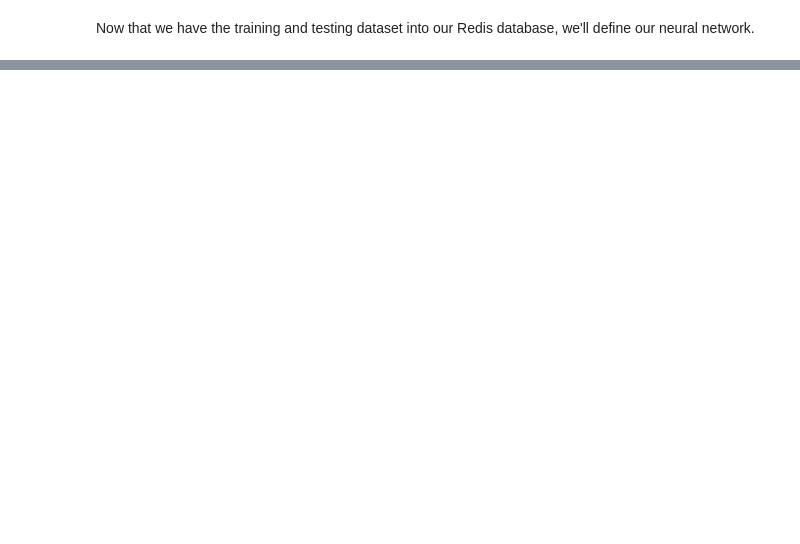
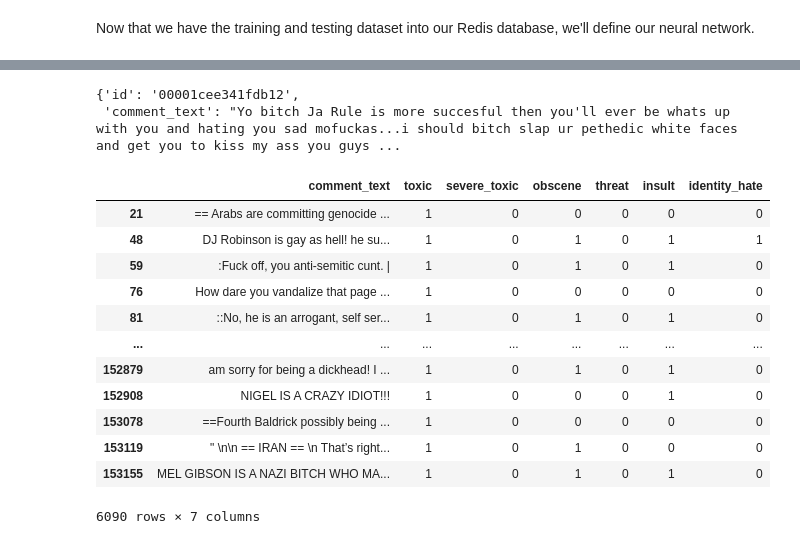
Before and after one commit to jell0wed/data514-redis-ml, a Jupyter notebook: nn.ipynb, the cells around one changed output, grey strips where cells are left out. Cells and saved outputs as stored; diff of their text form; code cells hidden in the pictures; blank space fills up the shorter version.

```diff
--- a/nn.ipynb
+++ b/nn.ipynb
@@ -76,0 +118,36 @@ glove2word2vec(glove_path, word2vec_path)
+# %%
+obj = r.json().get("test:0")
+obj
+"""tokens = tokenizer("test")[:30]
+if len(tokens) < 30:
+    tokens = tokens + ([""] * (30 - len(tokens)))
+global_vectors.get_vecs_by_tokens(tokens).reshape(1, -1)"""
+# %% [output]
+{'id': '00001cee341fdb12',
+ 'comment_text': "Yo bitch Ja Rule is more succesful then you'll ever be whats up with you and hating you sad mofuckas...i should bitch slap ur pethedic white faces and get you to kiss my ass you guys ...
+# %%
+test_df = pd.read_csv("data/test.csv")
+test_labels_df = pd.read_csv("data/test_labels.csv")
+test_df = pd.merge(test_df, test_labels_df, on='id', how='inner')
+test_df = test_df[['comment_text', 'toxic', 'severe_toxic', 'obscene', 'threat', 'insult', 'identity_hate']]
+
+test_df['toxic'] = test_df['toxic'].apply(lambda x: 0 if x < 0 else x)
+test_df['severe_toxic'] = test_df['severe_toxic'].apply(lambda x: 0 if x < 0 else x)
+test_df['obscene'] = test_df['obscene'].apply(lambda x: 0 if x < 0 else x)
+test_df['threat'] = test_df['threat'].apply(lambda x: 0 if x < 0 else x)
+test_df['insult'] = test_df['insult'].apply(lambda x: 0 if x < 0 else x)
+test_df['identity_hate'] = test_df['identity_hate'].apply(lambda x: 0 if x < 0 else x)
+# %% [output]
+|  | comment_text | toxic | severe_toxic | obscene | threat | insult | identity_hate |
+| 21 | == Arabs are committing genocide ... | 1 | 0 | 0 | 0 | 0 | 0 |
+| 48 | DJ Robinson is gay as hell! he su... | 1 | 0 | 1 | 0 | 1 | 1 |
+| 59 | :Fuck off, you anti-semitic cunt. | | 1 | 0 | 1 | 0 | 1 | 0 |
+| 76 | How dare you vandalize that page ... | 1 | 0 | 0 | 0 | 0 | 0 |
+| 81 | ::No, he is an arrogant, self ser... | 1 | 0 | 1 | 0 | 1 | 0 |
+| ... | ... | ... | ... | ... | ... | ... | ... |
+| 152879 | am sorry for being a dickhead! I ... | 1 | 0 | 1 | 0 | 1 | 0 |
+| 152908 | NIGEL IS A CRAZY IDIOT!!! | 1 | 0 | 0 | 0 | 1 | 0 |
+| 153078 | ==Fourth Baldrick possibly being ... | 1 | 0 | 0 | 0 | 0 | 0 |
+| 153119 | " \n\n == IRAN == \n That’s right... | 1 | 0 | 1 | 0 | 0 | 0 |
+| 153155 | MEL GIBSON IS A NAZI BITCH WHO MA... | 1 | 0 | 1 | 0 | 1 | 0 |
+6090 rows × 7 columns
```
Also changed, not shown: parts of 7 cells of this notebook, 5 other files.
